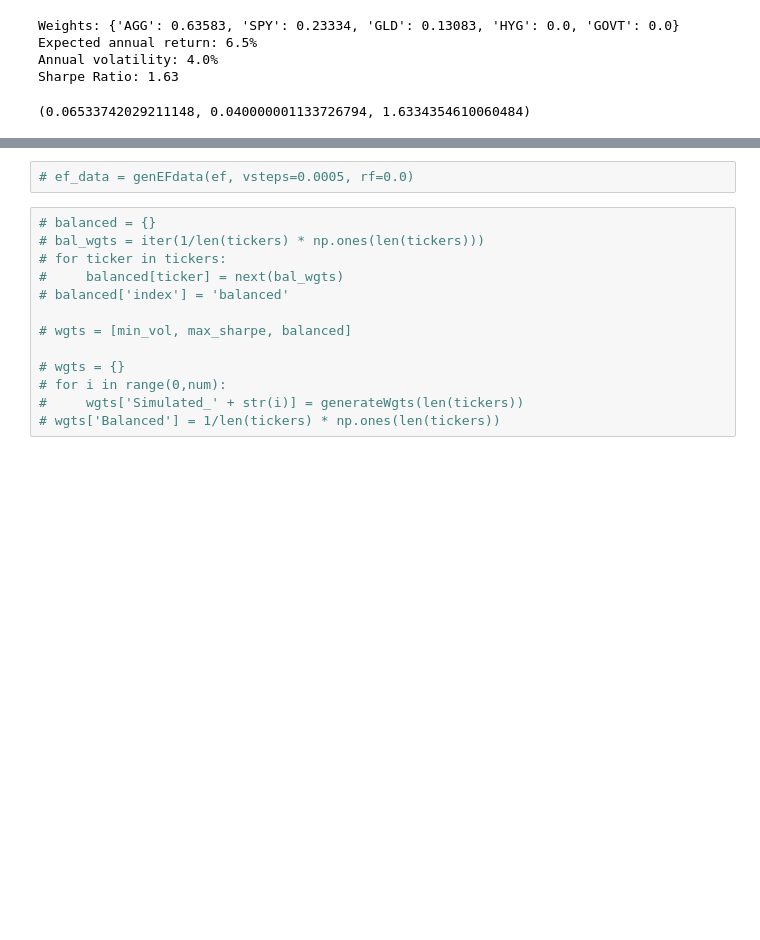
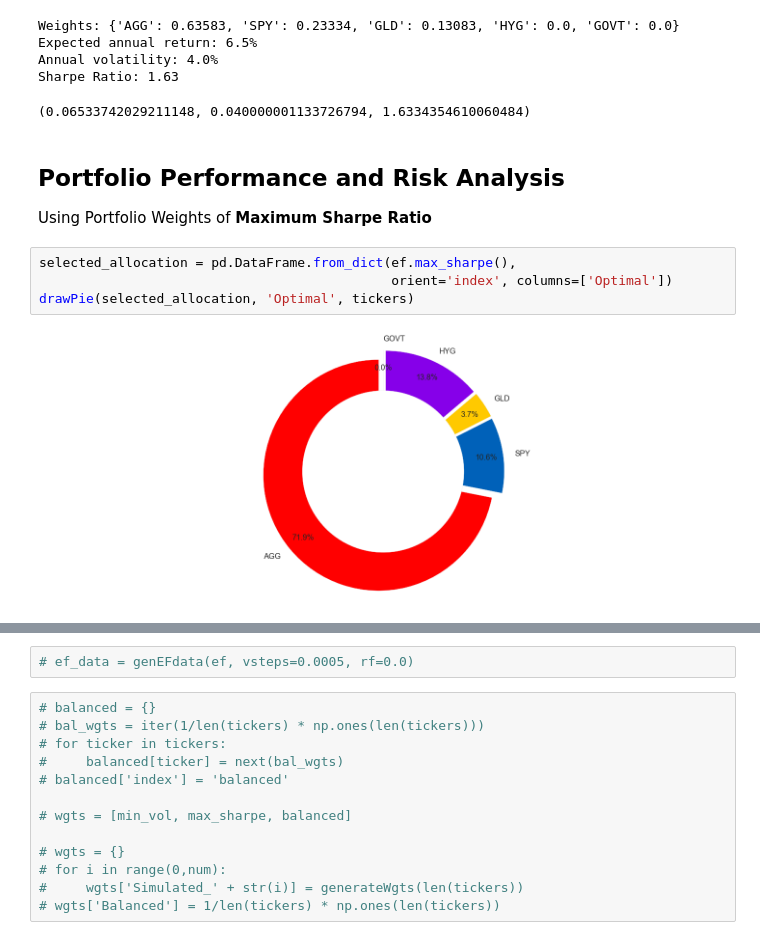
Before and after one commit to edgetrader/asset-allocation, a Jupyter notebook: notebook/asset-allocation.ipynb, the cells around one changed output, grey strips where cells are left out. Cells and saved outputs as stored; diff of their text form; blank space fills up the shorter version.

```diff
--- a/notebook/asset-allocation.ipynb
+++ b/notebook/asset-allocation.ipynb
@@ -244,3 +244,12 @@ Expected annual return: 6.5%
 Annual volatility: 4.0%
 Sharpe Ratio: 1.63
 (0.06533742029211148, 0.040000001133726794, 1.6334354610060484)
+# %% [markdown]
+## Portfolio Performance and Risk Analysis
+Using Portfolio Weights of **Maximum Sharpe Ratio**
+# %%
+selected_allocation = pd.DataFrame.from_dict(ef.max_sharpe(),
+                                             orient='index', columns=['Optimal'])
+drawPie(selected_allocation, 'Optimal', tickers)
+# %% [output]
+[figure, added]
```
Also changed, not shown: parts of 12 cells of this notebook, 3 other files.
